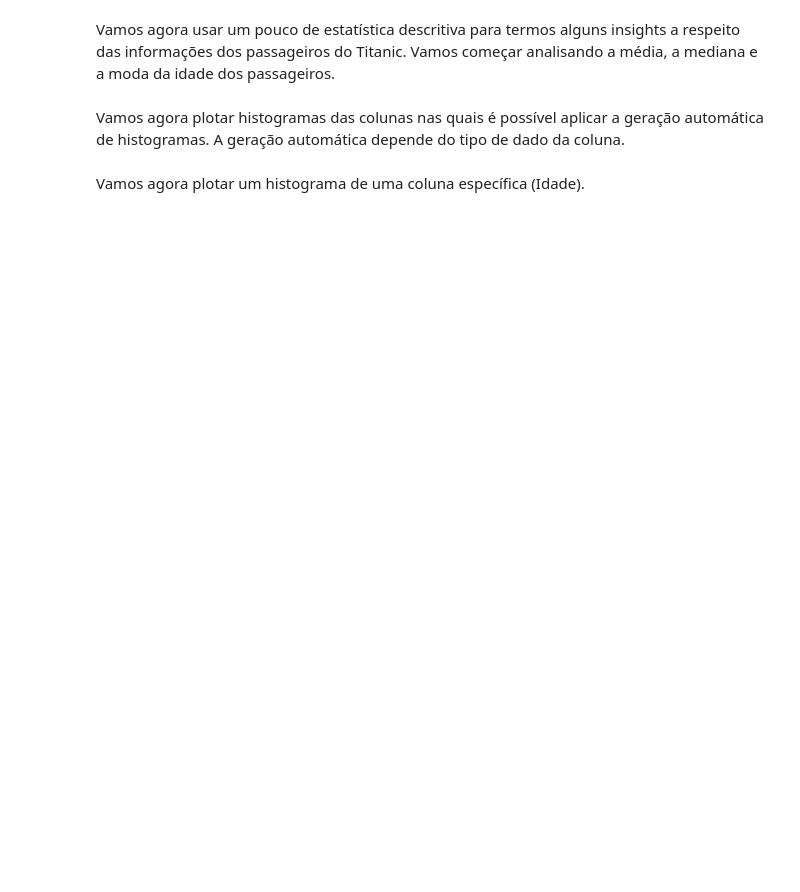
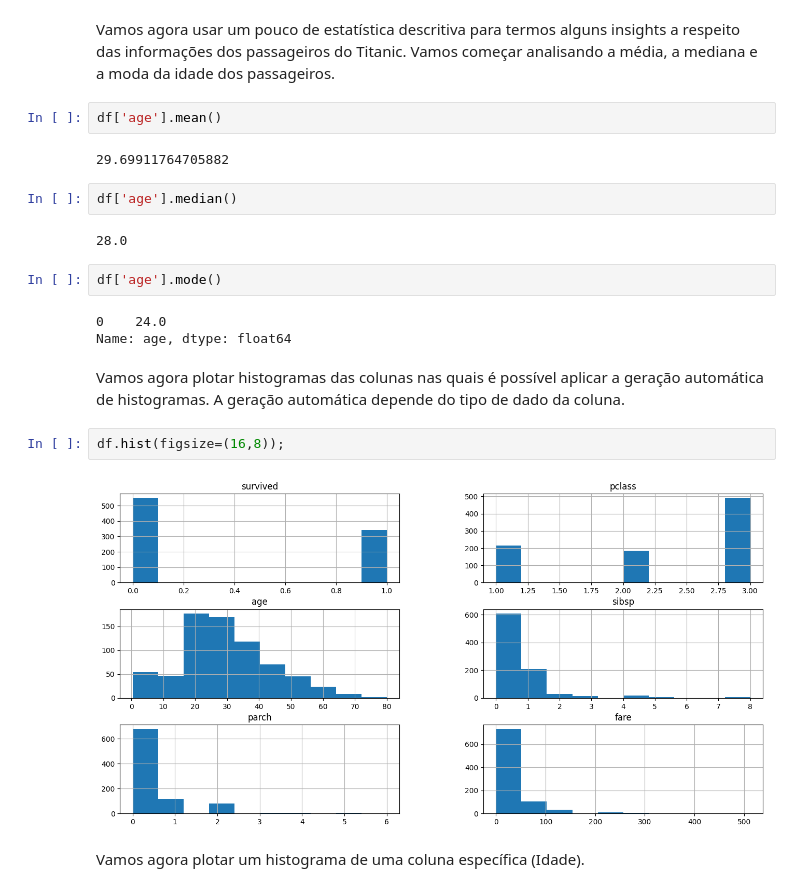
Before and after one commit to juliocpaiva/XMAC02, a Jupyter notebook: Aula01.ipynb, the cells around one changed output. Saved outputs shown, nothing was run; the diff lists cells and outputs as text; blank space fills up the shorter version.

```diff
--- a/Aula01.ipynb
+++ b/Aula01.ipynb
@@ -16,6 +67,23 @@ Outro ponto importante é entender que na maioria dos dataframes há dados incom
 # %% [markdown]
 Vamos agora usar um pouco de estatística descritiva para termos alguns insights a respeito das informações dos passageiros do Titanic. Vamos começar analisando a média, a mediana e a moda da idade dos passageiros.
+# %%
+df['age'].mean()
+# %% [output]
+29.69911764705882
+# %%
+df['age'].median()
+# %% [output]
+28.0
+# %%
+df['age'].mode()
+# %% [output]
+0    24.0
+Name: age, dtype: float64
 # %% [markdown]
 Vamos agora plotar histogramas das colunas nas quais é possível aplicar a geração automática de histogramas. A geração automática depende do tipo de dado da coluna.
+# %%
+df.hist(figsize=(16,8));
+# %% [output]
+[figure, added]
 # %% [markdown]
 Vamos agora plotar um histograma de uma coluna específica (Idade).
```
Also changed, not shown: parts of 11 cells of this notebook.
